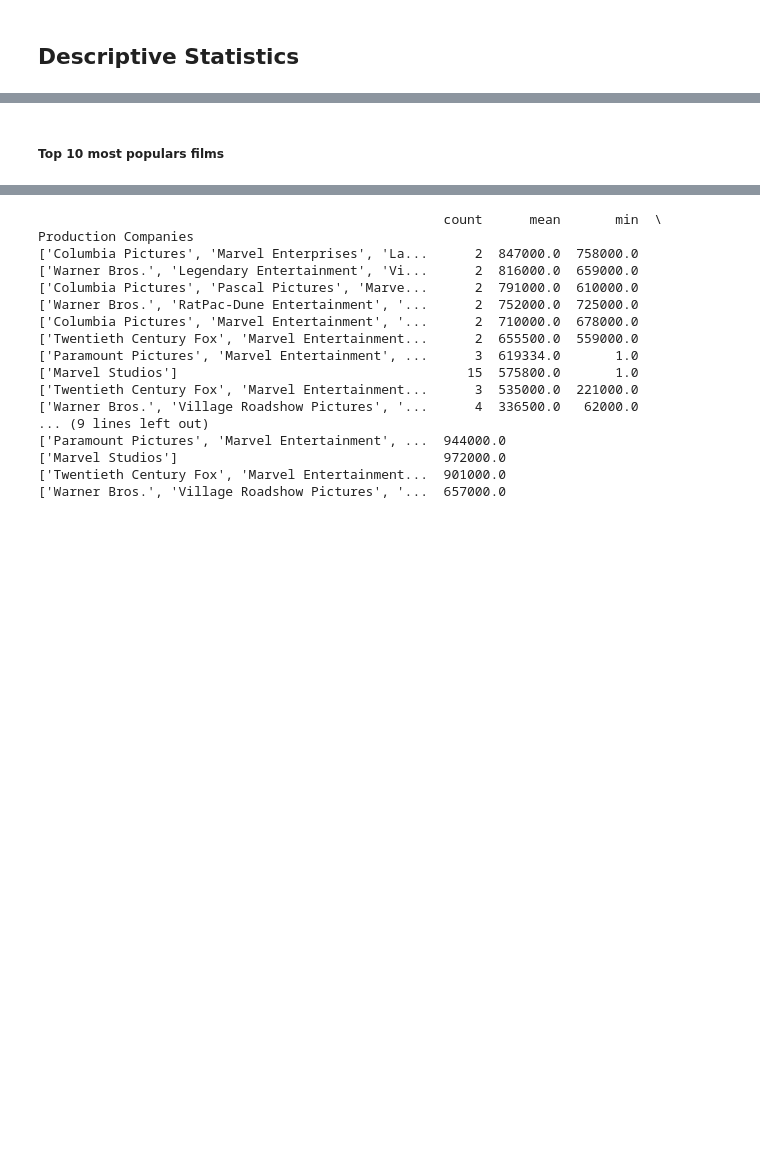
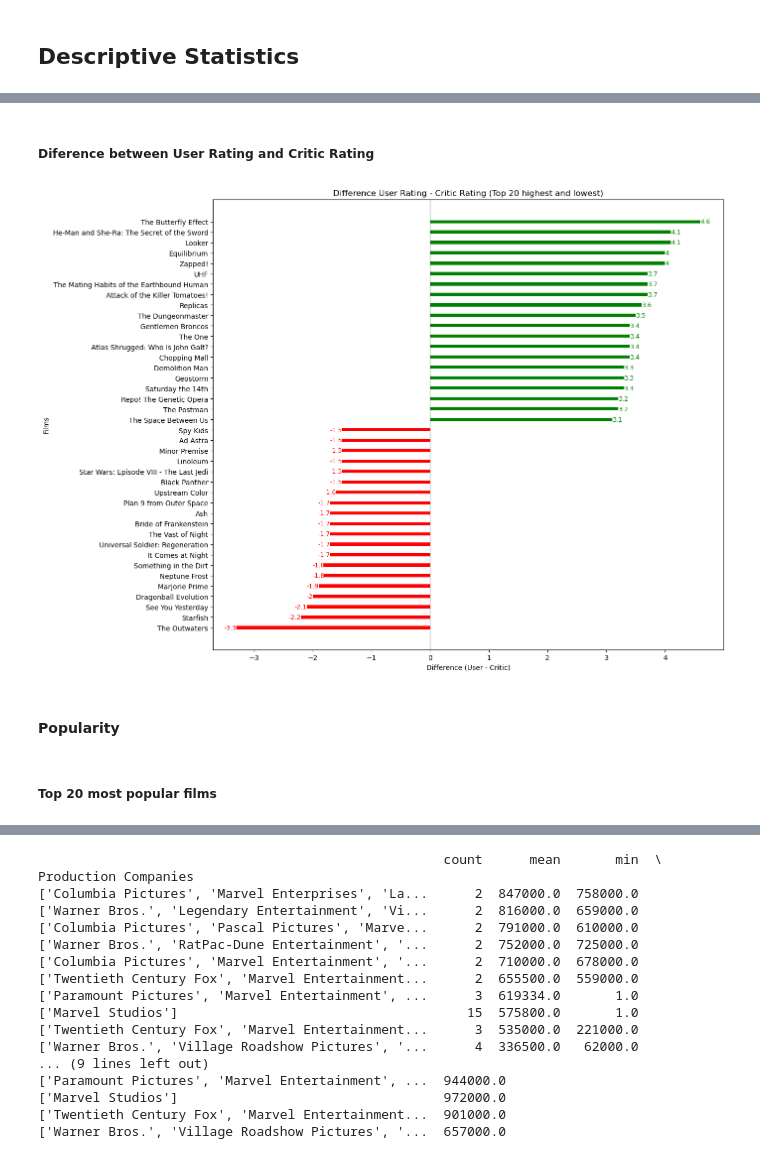
Before and after one commit to josekawan1/Data-Analysis, a Jupyter notebook: data_analysis_IMDB.ipynb, the cells around one changed output, grey strips where cells are left out. Saved outputs shown, nothing was run; the diff lists cells and outputs as text; code cells hidden in the pictures; blank space fills up the shorter version.

```diff
--- a/data_analysis_IMDB.ipynb
+++ b/data_analysis_IMDB.ipynb
@@ -771,3 +806,39 @@ Eternal Sunshine of the Spotless Mind           89.0
+# %% [markdown]
+##### Diference between User Rating and Critic Rating
+# %%
+imdb_finaldt['diff_rating'] = imdb_finaldt['User Rating'] - imdb_finaldt['Critic Rating']/10
+
+diff_20_larg = imdb_finaldt.nlargest(20, 'diff_rating').copy()  # 20 largest
+diff_20_larg['Tipo'] = 'Maior diferença'
+
+diff_20_lowest = imdb_finaldt.nsmallest(20, 'diff_rating').copy()   # 20 lowest
+diff_20_lowest['Tipo'] = 'Menor diferença'
+
+
+df_diff = pd.concat([diff_20_larg, diff_20_lowest])  # merging
+df_diff = df_diff.sort_values('diff_rating')  # ordering
+
+plt.figure(figsize=(14,10))
+colors = df_diff['diff_rating'].apply(lambda x: 'green' if x > 0 else 'red')
+plt.barh(df_diff['titles'], df_diff['diff_rating'], color=colors, height=0.3)
+
+for i, (val, name) in enumerate(zip(df_diff['diff_rating'], df_diff['titles'])): # adding values
+    txt = f"{val:.1f}".rstrip('0').rstrip('.')     # round to only 1 decimal place
+    plt.text(val, i, txt, va='center',
+             ha='left' if val > 0 else 'right',
+             color=colors.iloc[i], fontsize=9)
+
+
+plt.title("Difference User Rating - Critic Rating (Top 20 highest and lowest)")
+plt.axvline(0, color='black', linewidth=0.8)  # linha no zero
+plt.xlabel("Difference (User - Critic)")
+plt.ylabel("Films")
+plt.tight_layout()
+plt.show()
+# %% [output]
+[figure, added]
+# %% [markdown]
+#### Popularity
 # %% [markdown]
-##### Top 10 most populars films
+##### Top 20 most popular films
 # %%
```
Also changed, not shown: parts of 37 cells of this notebook.
